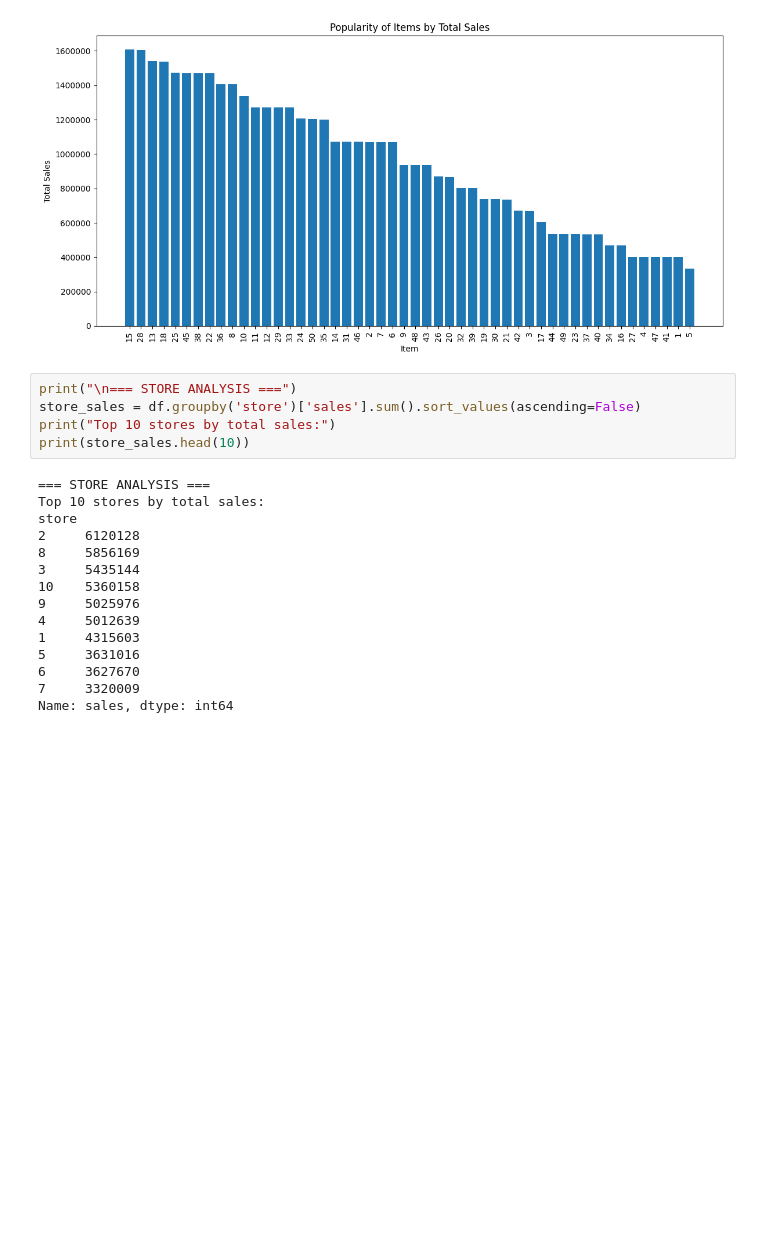
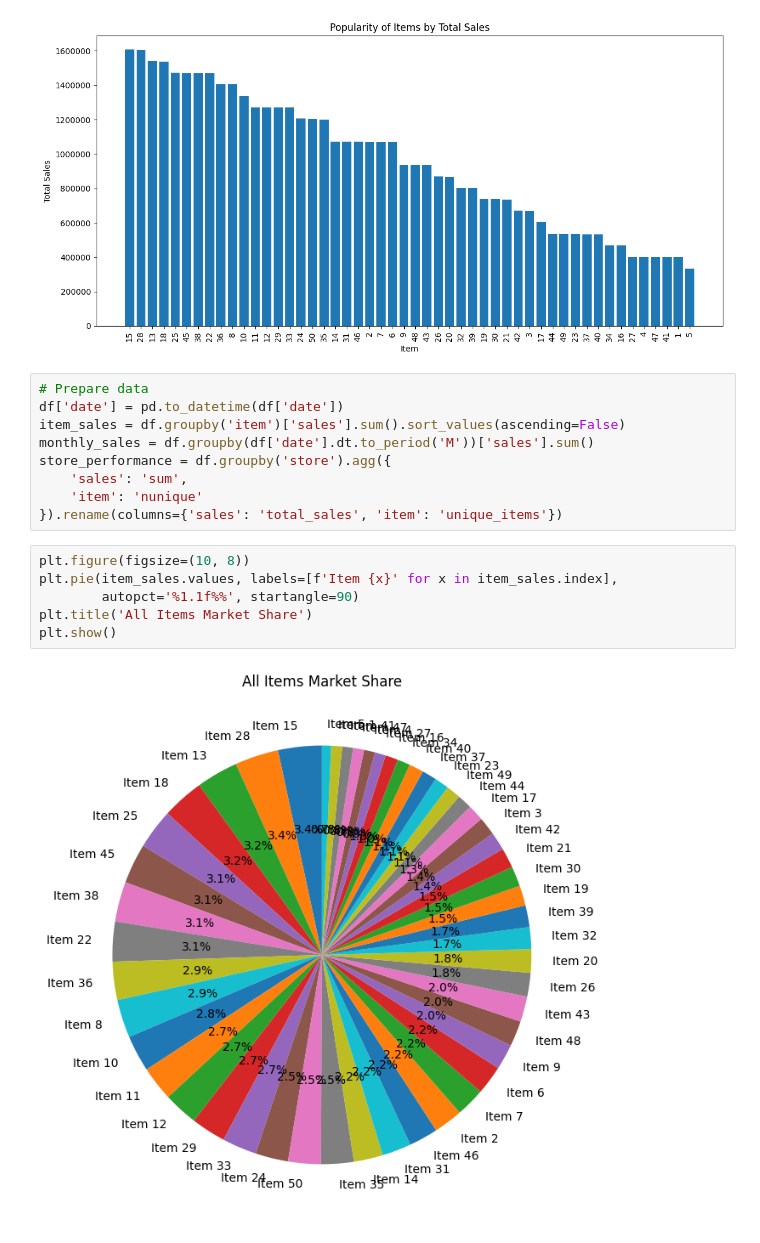
Before and after one commit to WorKenX306/Model-Weevio, a Jupyter notebook: Visualisation.ipynb, the cells around one changed output. Cells and saved outputs as stored; diff of their text form; blank space fills up the shorter version.

```diff
--- a/Visualisation.ipynb
+++ b/Visualisation.ipynb
@@ -46,23 +46,20 @@ plt.tight_layout()
 plt.show()
 # %% [output]
 [figure]
-# %%
-print("\n=== STORE ANALYSIS ===")
-store_sales = df.groupby('store')['sales'].sum().sort_values(ascending=False)
-print("Top 10 stores by total sales:")
-print(store_sales.head(10))
-# %% [output]
-=== STORE ANALYSIS ===
-Top 10 stores by total sales:
-store
-2     6120128
-8     5856169
-3     5435144
-10    5360158
-9     5025976
-4     5012639
-1     4315603
-5     3631016
-6     3627670
-7     3320009
-Name: sales, dtype: int64
+# %%
+# Prepare data
+df['date'] = pd.to_datetime(df['date'])
+item_sales = df.groupby('item')['sales'].sum().sort_values(ascending=False)
+monthly_sales = df.groupby(df['date'].dt.to_period('M'))['sales'].sum()
+store_performance = df.groupby('store').agg({
+    'sales': 'sum',
+    'item': 'nunique'
+}).rename(columns={'sales': 'total_sales', 'item': 'unique_items'})
+# %%
+plt.figure(figsize=(10, 8))
+plt.pie(item_sales.values, labels=[f'Item {x}' for x in item_sales.index],
+        autopct='%1.1f%%', startangle=90)
+plt.title('All Items Market Share')
+plt.show()
+# %% [output]
+[figure, added]
```
Also changed, not shown: parts of 1 cell of this notebook.
